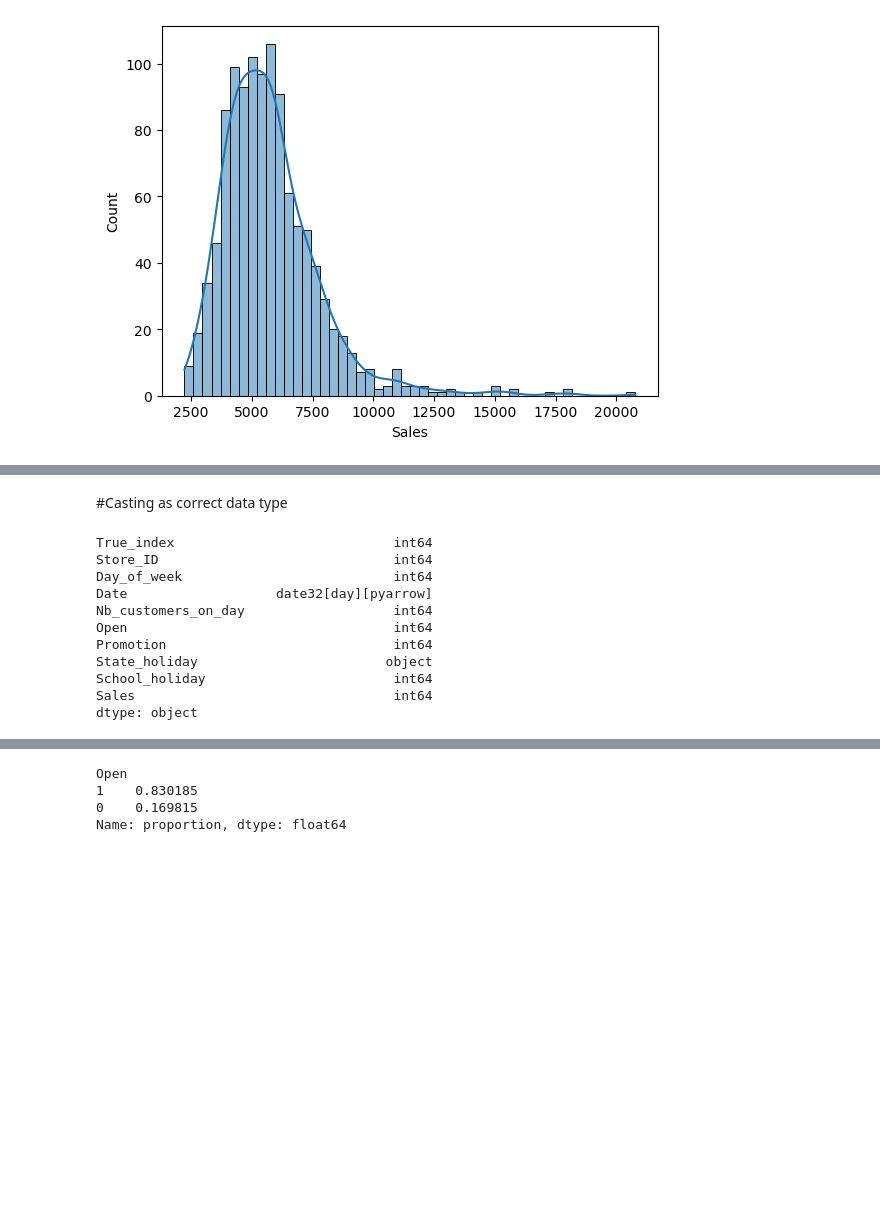
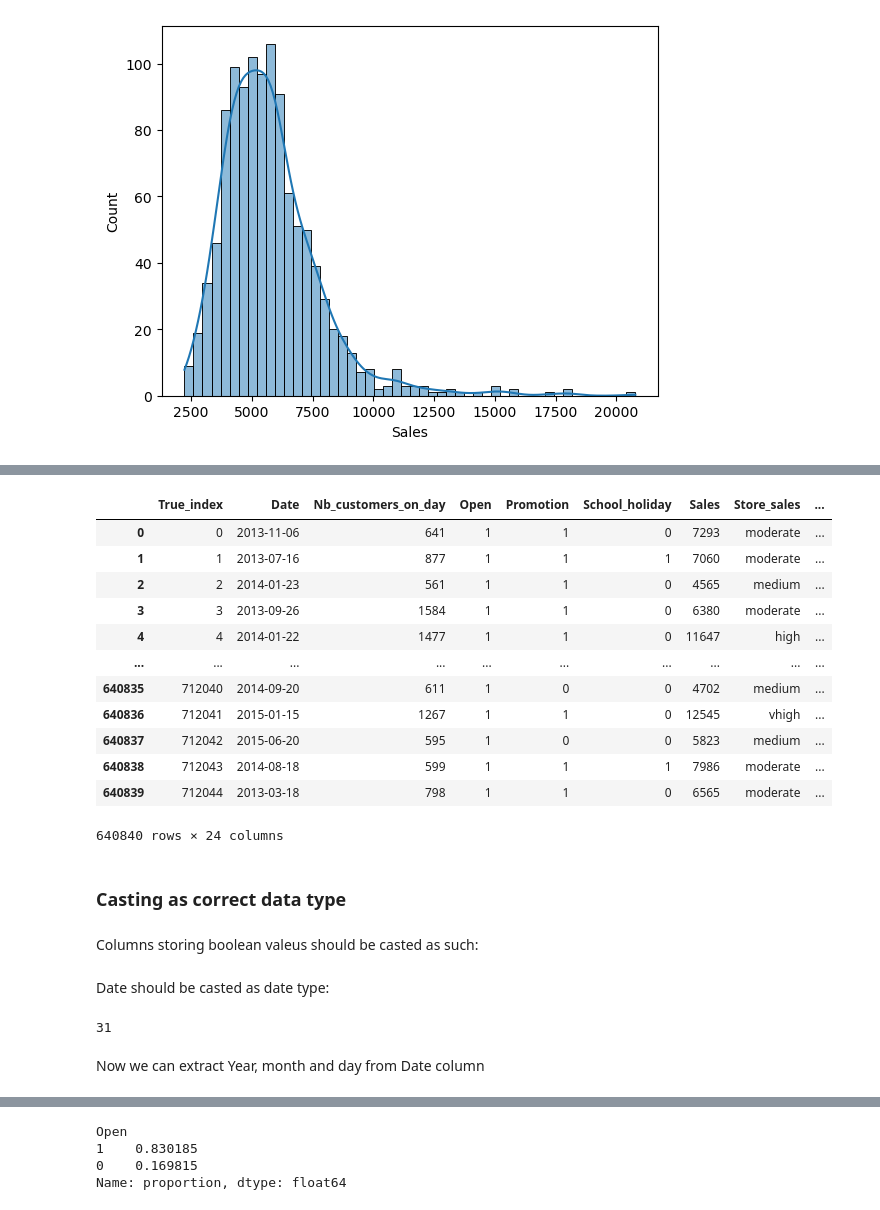
Before and after one commit to arnaurr94/IronKaggle, a Jupyter notebook: notebook.ipynb, the cells around one changed output, grey strips where cells are left out. Saved outputs shown, nothing was run; the diff lists cells and outputs as text; code cells hidden in the pictures; blank space fills up the shorter version.

```diff
--- a/notebook.ipynb
+++ b/notebook.ipynb
@@ -59,2 +49,4 @@ df['Store_sales'] = pd.cut(df['Sales'], bins = [0, 3750, 6250, 8750, 12500, 4000
 # %%
-pd.get_dummies(df['Store_sales'], dtype = 'boolean')
+store_dummies = pd.get_dummies(df['Store_sales'], dtype = 'bool', prefix='Sales_')
+df = pd.concat([df, store_dummies], axis=1)
+df.drop(columns='Store_ID', inplace=True)
@@ -74,0 +55,12 @@ pd.get_dummies(df['Store_sales'], dtype = 'boolean')
+# %%
+df['Day_of_week'].replace({1:'Monday',
+                           2:'Tuesday',
+                           3:'Wednesday',
+                           4:'Thursday',
+                           5:'Friday',
+                           6:'Saturday',
+                           7:'Sunday'},
+                           inplace=True)
+days_week_dummies = pd.get_dummies(df['Day_of_week'], dtype = 'bool')
+df = pd.concat([df, days_week_dummies], axis=1)
+df.drop(columns='Day_of_week', inplace=True)
@@ -74,0 +76,9 @@ pd.get_dummies(df['Store_sales'], dtype = 'boolean')
+# %%
+df['State_holiday'].replace({'0':'No_holiday',
+                           'a':'Holiday_a',
+                           'b':'Holiday_b',
+                           'c':'Holiday_c'},
+                           inplace=True)
+state_holiday_dummies = pd.get_dummies(df['State_holiday'], dtype = 'bool')
+df = pd.concat([df, state_holiday_dummies], axis=1)
+df.drop(columns='State_holiday', inplace=True)
@@ -75,2 +92,20 @@ pd.get_dummies(df['Store_sales'], dtype = 'boolean')
+# %%
+df
+# %% [output]
+|  | True_index | Date | Nb_customers_on_day | Open | Promotion | School_holiday | Sales | Store_sales | ... |
+| 0 | 0 | 2013-11-06 | 641 | 1 | 1 | 0 | 7293 | moderate | ... |
+| 1 | 1 | 2013-07-16 | 877 | 1 | 1 | 1 | 7060 | moderate | ... |
+| 2 | 2 | 2014-01-23 | 561 | 1 | 1 | 0 | 4565 | medium | ... |
+| 3 | 3 | 2013-09-26 | 1584 | 1 | 1 | 0 | 6380 | moderate | ... |
+| 4 | 4 | 2014-01-22 | 1477 | 1 | 1 | 0 | 11647 | high | ... |
+| ... | ... | ... | ... | ... | ... | ... | ... | ... | ... |
+| 640835 | 712040 | 2014-09-20 | 611 | 1 | 0 | 0 | 4702 | medium | ... |
+| 640836 | 712041 | 2015-01-15 | 1267 | 1 | 1 | 0 | 12545 | vhigh | ... |
+| 640837 | 712042 | 2015-06-20 | 595 | 1 | 0 | 0 | 5823 | medium | ... |
+| 640838 | 712043 | 2014-08-18 | 599 | 1 | 1 | 1 | 7986 | moderate | ... |
+| 640839 | 712044 | 2013-03-18 | 798 | 1 | 1 | 0 | 6565 | moderate | ... |
+640840 rows × 24 columns
 # %% [markdown]
-#Casting as correct data type
+### Casting as correct data type
+# %% [markdown]
+Columns storing boolean valeus should be casted as such:
@@ -77,15 +116,8 @@ pd.get_dummies(df['Store_sales'], dtype = 'boolean')
+# %% [markdown]
+Date should be casted as date type:
 # %%
-df['Date'] = df['Date'].astype('date32[pyarrow]')
-df.dtypes
+df['Date'] = pd.to_datetime(df['Date'])
 # %% [output]
-True_index                            int64
-Store_ID                              int64
-Day_of_week                           int64
-Date                   date32[day][pyarrow]
-Nb_customers_on_day                   int64
-Open                                  int64
-Promotion                             int64
-State_holiday                        object
-School_holiday                        int64
-Sales                                 int64
-dtype: object
+31
+# %% [markdown]
+Now we can extract Year, month and day from Date column
```
Also changed, not shown: parts of 14 cells of this notebook.
